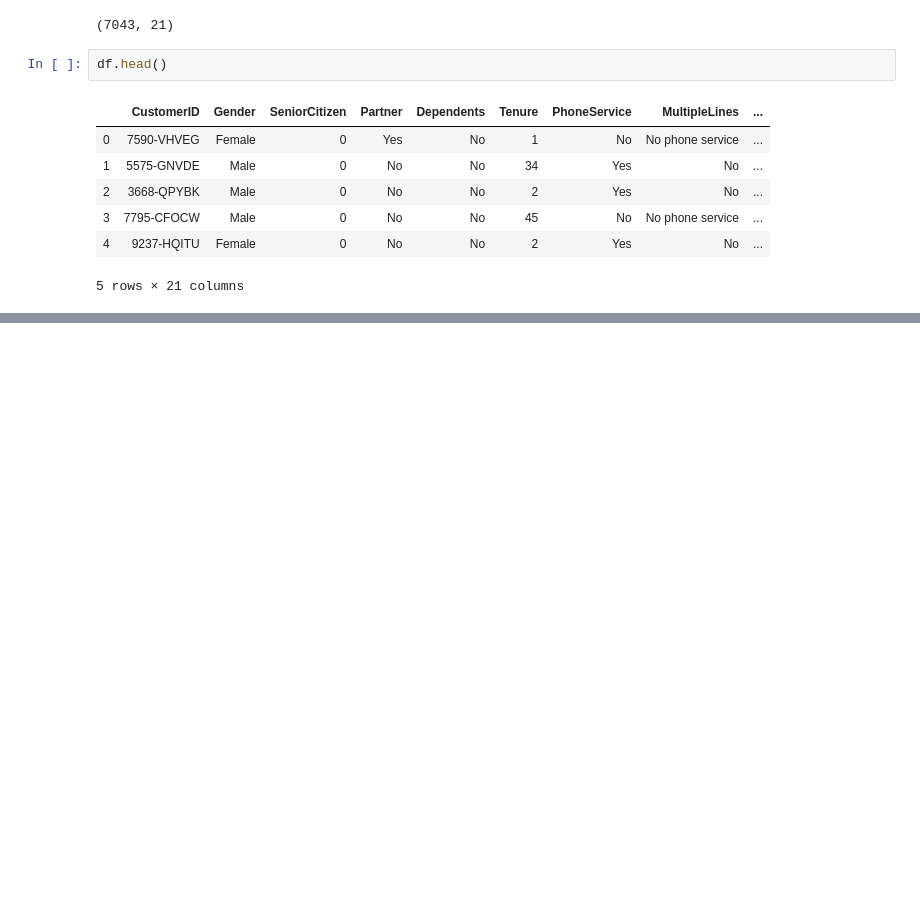
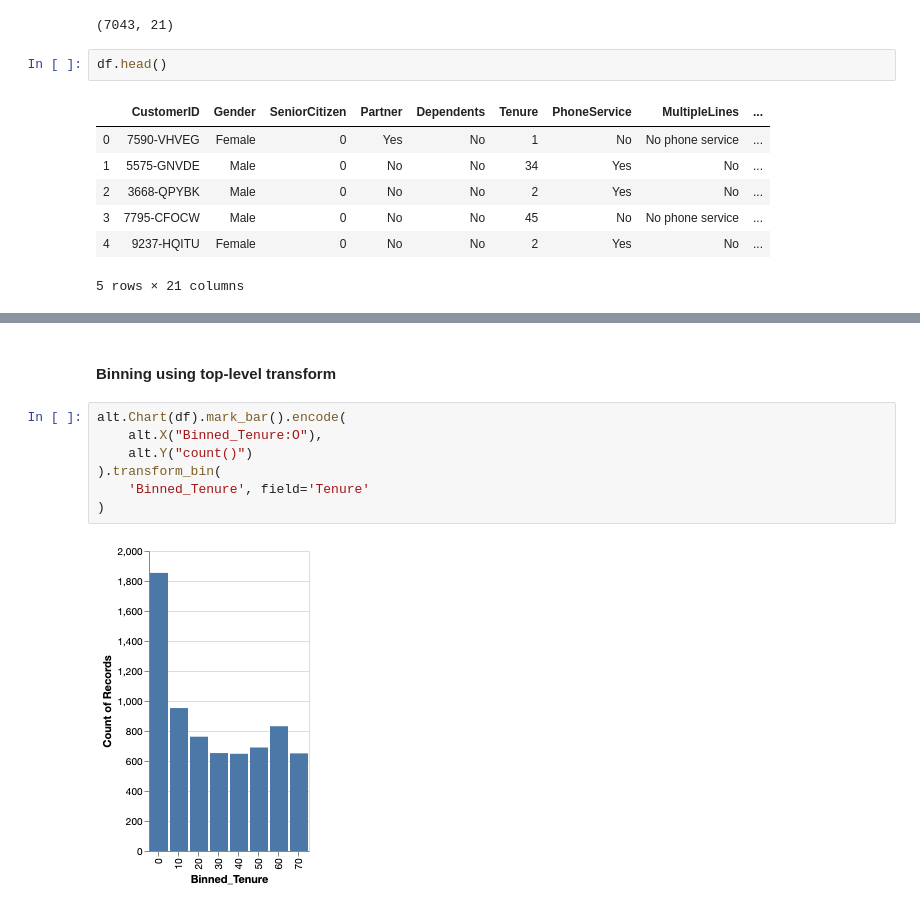
Before and after one commit to amitkaps/data-vis-python, a Jupyter notebook: 02-Basics.ipynb, the cells around one changed output, grey strips where cells are left out. Drawn from its saved outputs; the diff is of its cells as text; blank space fills up the shorter version.

```diff
--- a/02-Basics.ipynb
+++ b/02-Basics.ipynb
@@ -57,0 +109,11 @@ df.head()
+# %% [markdown]
+#### Binning using top-level transform
+# %%
+alt.Chart(df).mark_bar().encode(
+    alt.X("Binned_Tenure:O"),
+    alt.Y("count()")
+).transform_bin(
+    'Binned_Tenure', field='Tenure'
+)
+# %% [output]
+[figure, added]
```
Also changed, not shown: parts of 11 cells of this notebook, 3 other files.
